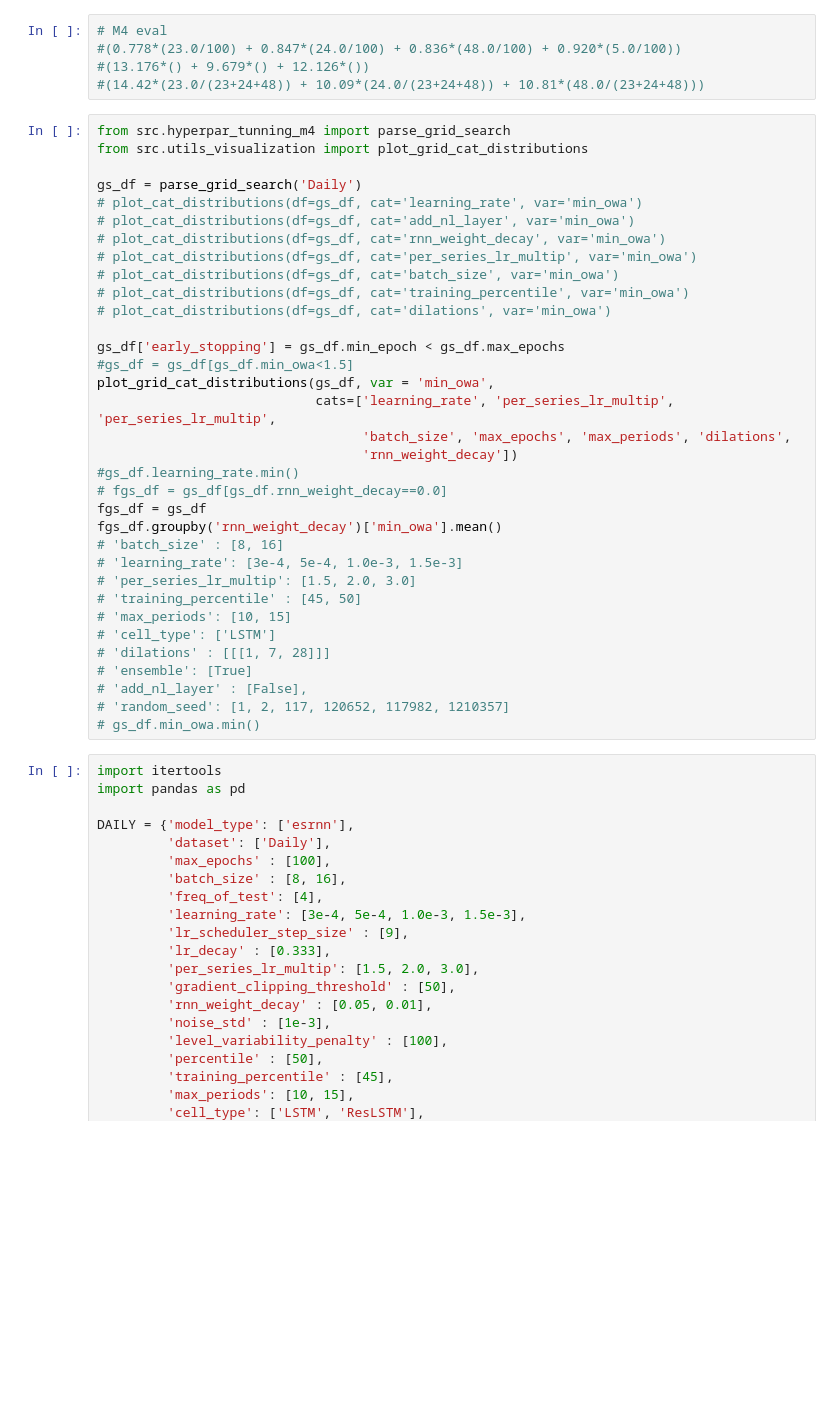
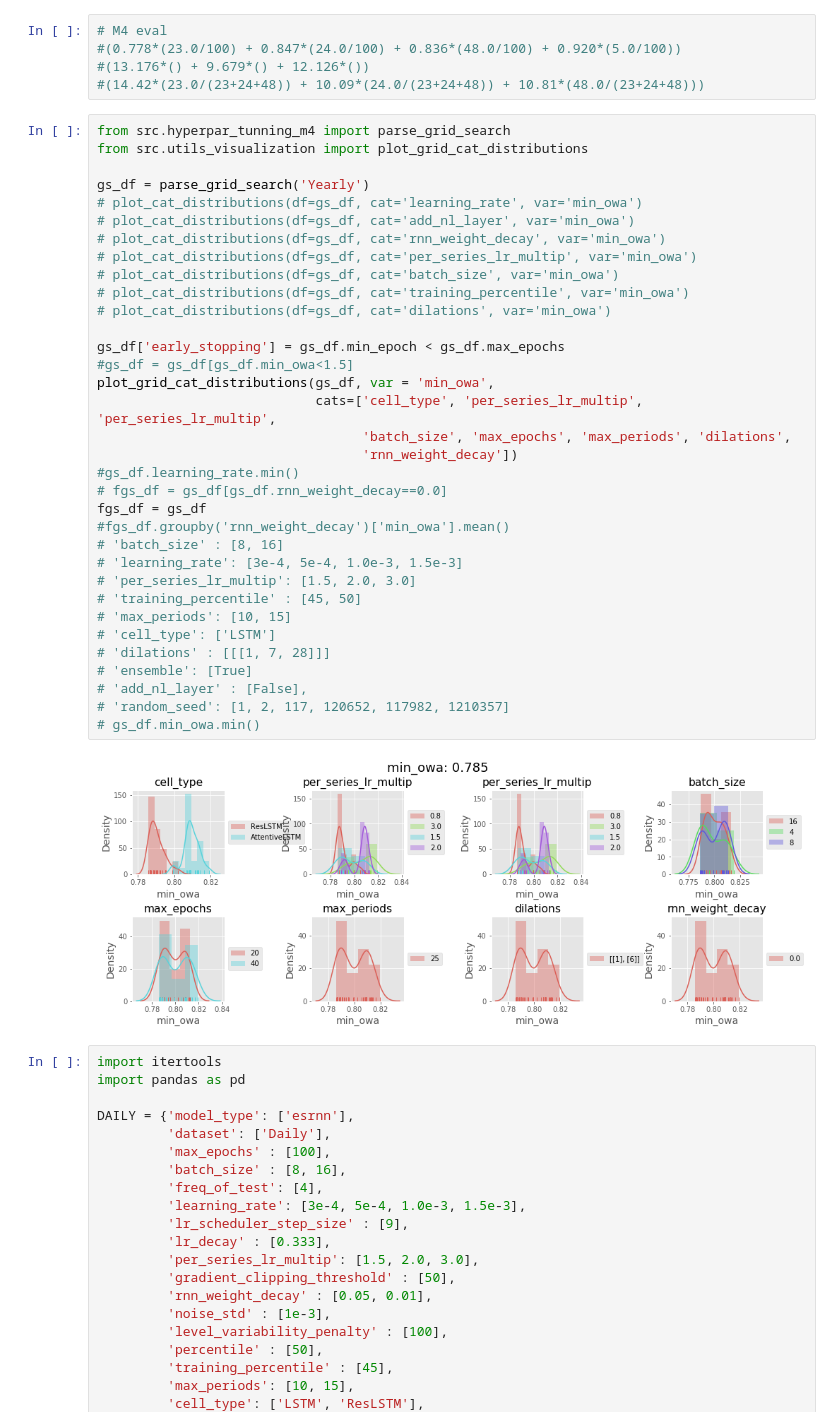
Before and after one commit to kdgutier/esrnn_torch, a Jupyter notebook: m4_test.ipynb, the cells around one changed output. Drawn from its saved outputs; the diff is of its cells as text; blank space fills up the shorter version.

```diff
--- a/m4_test.ipynb
+++ b/m4_test.ipynb
@@ -81,36 +81,38 @@ esrnn.evaluate_model_prediction(y_train_df, X_test_df, y_test_df)
 from src.hyperpar_tunning_m4 import parse_grid_search
 from src.utils_visualization import plot_grid_cat_distributions
 
-gs_df = parse_grid_search('Daily')
+gs_df = parse_grid_search('Yearly')
 # plot_cat_distributions(df=gs_df, cat='learning_rate', var='min_owa')
 # plot_cat_distributions(df=gs_df, cat='add_nl_layer', var='min_owa')
 # plot_cat_distributions(df=gs_df, cat='rnn_weight_decay', var='min_owa')
 # plot_cat_distributions(df=gs_df, cat='per_series_lr_multip', var='min_owa')
 # plot_cat_distributions(df=gs_df, cat='batch_size', var='min_owa')
 # plot_cat_distributions(df=gs_df, cat='training_percentile', var='min_owa')
 # plot_cat_distributions(df=gs_df, cat='dilations', var='min_owa')
 
 gs_df['early_stopping'] = gs_df.min_epoch < gs_df.max_epochs
 #gs_df = gs_df[gs_df.min_owa<1.5]
 plot_grid_cat_distributions(gs_df, var = 'min_owa',
-                            cats=['learning_rate', 'per_series_lr_multip', 'per_series_lr_multip',
+                            cats=['cell_type', 'per_series_lr_multip', 'per_series_lr_multip',
                                   'batch_size', 'max_epochs', 'max_periods', 'dilations',
                                   'rnn_weight_decay'])
 #gs_df.learning_rate.min()
 # fgs_df = gs_df[gs_df.rnn_weight_decay==0.0]
 fgs_df = gs_df
-fgs_df.groupby('rnn_weight_decay')['min_owa'].mean()
+#fgs_df.groupby('rnn_weight_decay')['min_owa'].mean()
 # 'batch_size' : [8, 16]
 # 'learning_rate': [3e-4, 5e-4, 1.0e-3, 1.5e-3]
 # 'per_series_lr_multip': [1.5, 2.0, 3.0]
 # 'training_percentile' : [45, 50]
 # 'max_periods': [10, 15]
 # 'cell_type': ['LSTM']
 # 'dilations' : [[[1, 7, 28]]]
 # 'ensemble': [True]
 # 'add_nl_layer' : [False],
 # 'random_seed': [1, 2, 117, 120652, 117982, 1210357]
 # gs_df.min_owa.min()
+# %% [output]
+[figure, added]
 # %%
 import itertools
 import pandas as pd
```
Also changed, not shown: parts of 7 cells of this notebook.
